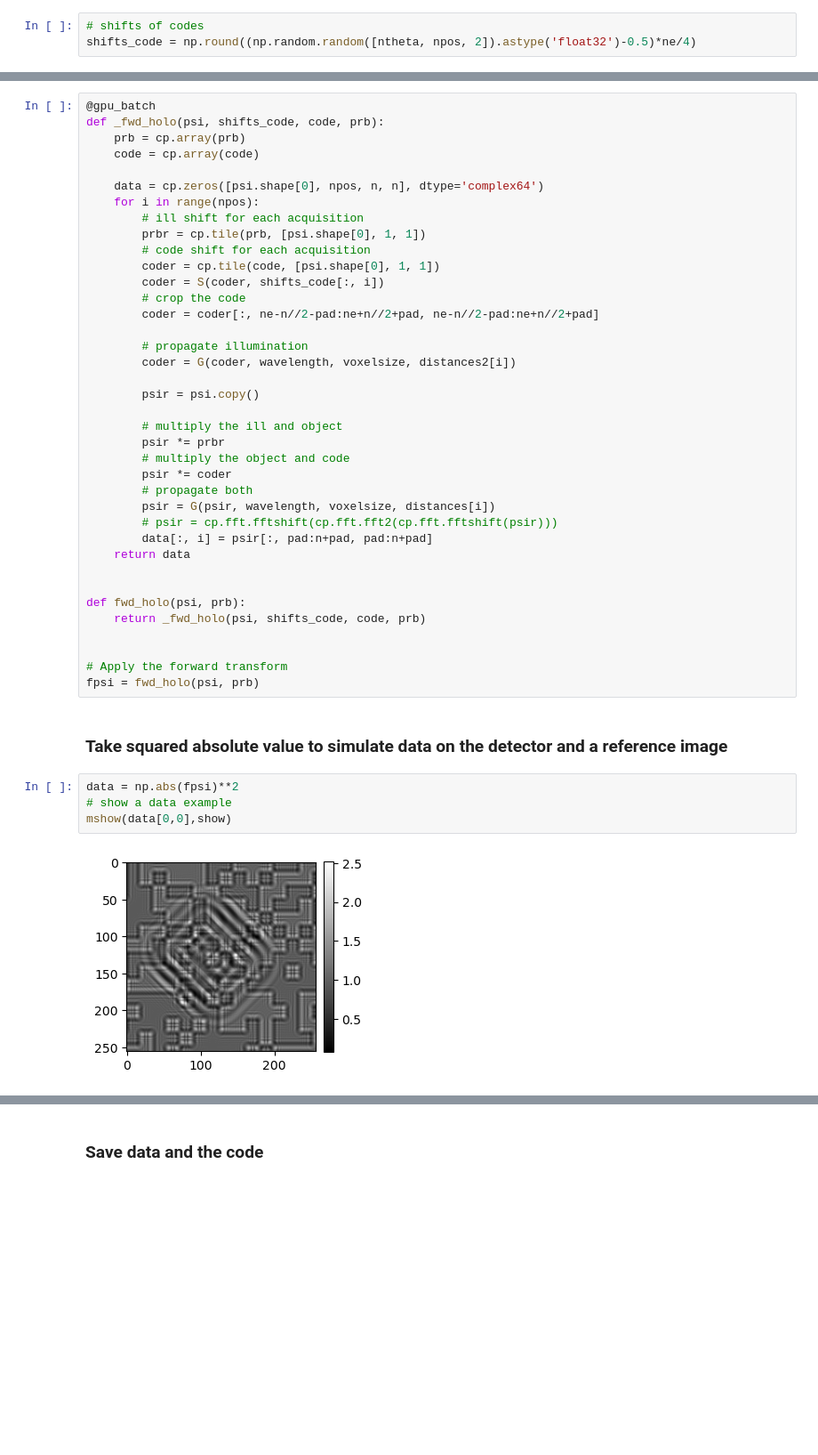
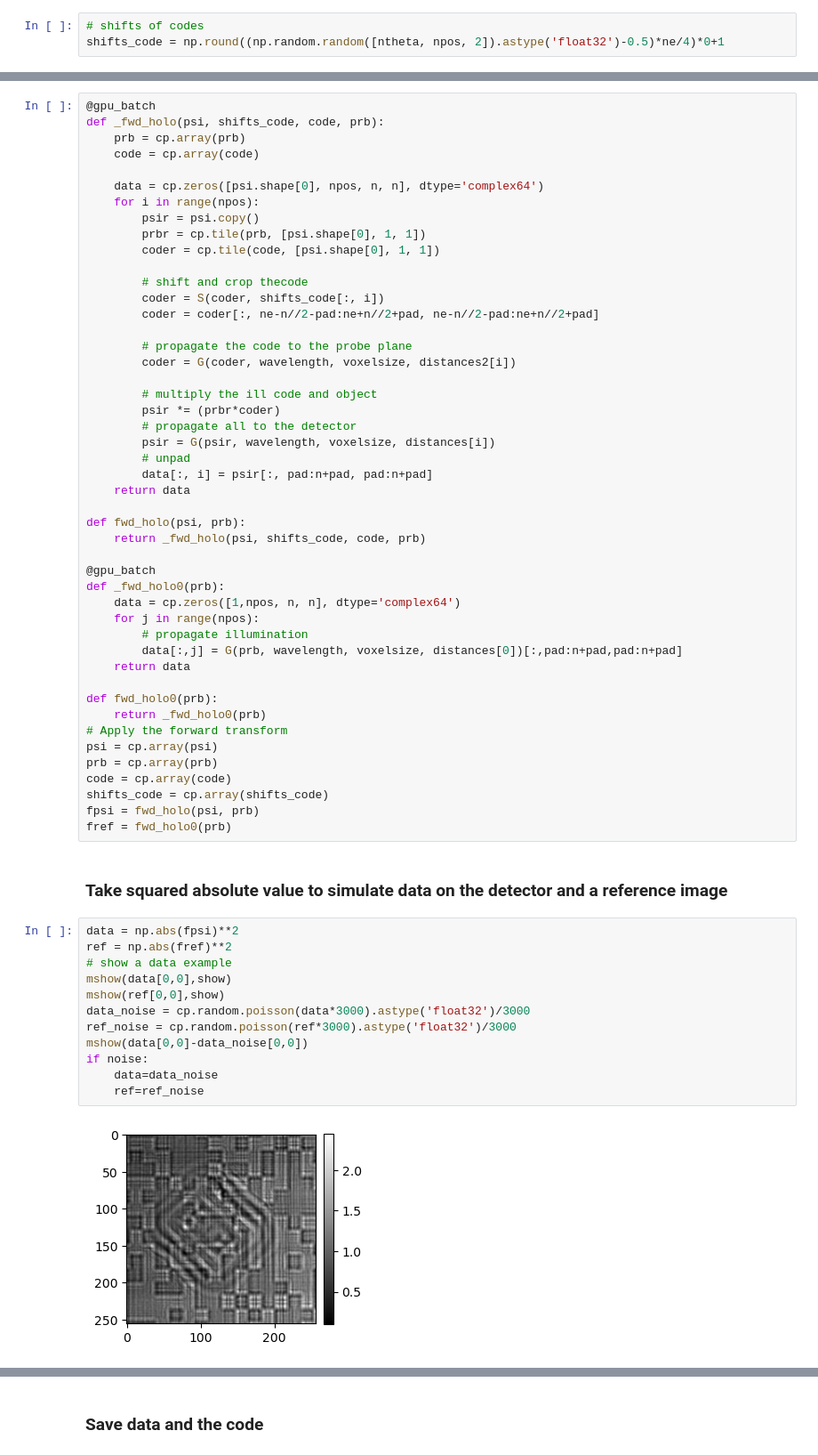
Before and after one commit to nikitinvv/holotomocupy, a Jupyter notebook: coded_apertures/3d_ald/figs_paper/modeling_codes.ipynb, the cells around one changed output, grey strips where cells are left out. Shown at 89% size. Cells and saved outputs as stored; diff of their text form; blank space fills up the shorter version.

```diff
--- a/coded_apertures/3d_ald/figs_paper/modeling_codes.ipynb
+++ b/coded_apertures/3d_ald/figs_paper/modeling_codes.ipynb
@@ -234,5 +290,5 @@ mshow_polar(code[0],show)
 ### Shifts of the code
 # %%
 # shifts of codes
-shifts_code = np.round((np.random.random([ntheta, npos, 2]).astype('float32')-0.5)*ne/4)
+shifts_code = np.round((np.random.random([ntheta, npos, 2]).astype('float32')-0.5)*ne/4)*0+1
 # %% [markdown]
@@ -246,41 +301,58 @@ def _fwd_holo(psi, shifts_code, code, prb):
 
     data = cp.zeros([psi.shape[0], npos, n, n], dtype='complex64')
     for i in range(npos):
-        # ill shift for each acquisition
+        psir = psi.copy()
         prbr = cp.tile(prb, [psi.shape[0], 1, 1])
-        # code shift for each acquisition
         coder = cp.tile(code, [psi.shape[0], 1, 1])
+
+        # shift and crop thecode
         coder = S(coder, shifts_code[:, i])
-        # crop the code
         coder = coder[:, ne-n//2-pad:ne+n//2+pad, ne-n//2-pad:ne+n//2+pad]
 
-        # propagate illumination
+        # propagate the code to the probe plane
         coder = G(coder, wavelength, voxelsize, distances2[i])
 
-        psir = psi.copy()
-
-        # multiply the ill and object
-        psir *= prbr
-        # multiply the object and code
-        psir *= coder
-        # propagate both
+        # multiply the ill code and object
+        psir *= (prbr*coder)
+        # propagate all to the detector
         psir = G(psir, wavelength, voxelsize, distances[i])
-        # psir = cp.fft.fftshift(cp.fft.fft2(cp.fft.fftshift(psir)))
+        # unpad
         data[:, i] = psir[:, pad:n+pad, pad:n+pad]
     return data
-
 
 def fwd_holo(psi, prb):
     return _fwd_holo(psi, shifts_code, code, prb)
 
+@gpu_batch
+def _fwd_holo0(prb):
+    data = cp.zeros([1,npos, n, n], dtype='complex64')
+    for j in range(npos):
+        # propagate illumination
+        data[:,j] = G(prb, wavelength, voxelsize, distances[0])[:,pad:n+pad,pad:n+pad]
+    return data
 
+def fwd_holo0(prb):
+    return _fwd_holo0(prb)
 # Apply the forward transform
+psi = cp.array(psi)
+prb = cp.array(prb)
+code = cp.array(code)
+shifts_code = cp.array(shifts_code)
 fpsi = fwd_holo(psi, prb)
+fref = fwd_holo0(prb)
 # %% [markdown]
 ### Take squared absolute value to simulate data on the detector and a reference image
 # %%
 data = np.abs(fpsi)**2
+ref = np.abs(fref)**2
 # show a data example
 mshow(data[0,0],show)
+mshow(ref[0,0],show)
+data_noise = cp.random.poisson(data*3000).astype('float32')/3000
+ref_noise = cp.random.poisson(ref*3000).astype('float32')/3000
+mshow(data[0,0]-data_noise[0,0])
+if noise:
+    data=data_noise
+    ref=ref_noise
 # %% [output]
-[figure, old version]
+[figure, new version]
```
Also changed, not shown: parts of 14 cells of this notebook, 9 other files.
